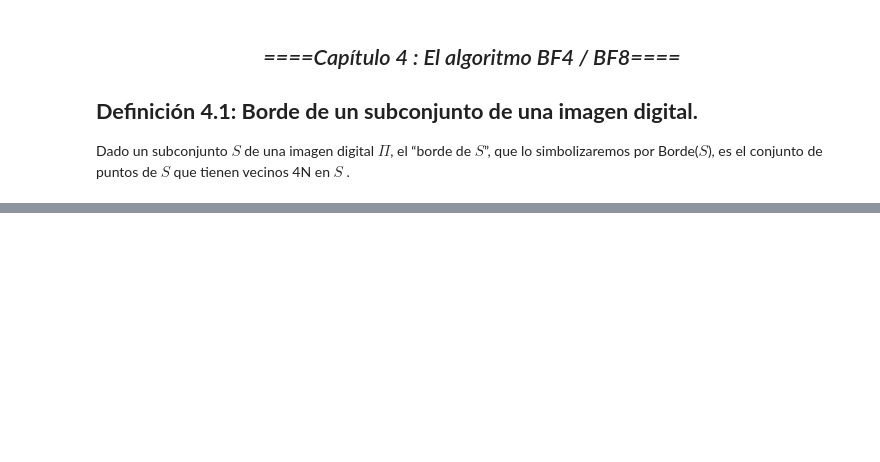
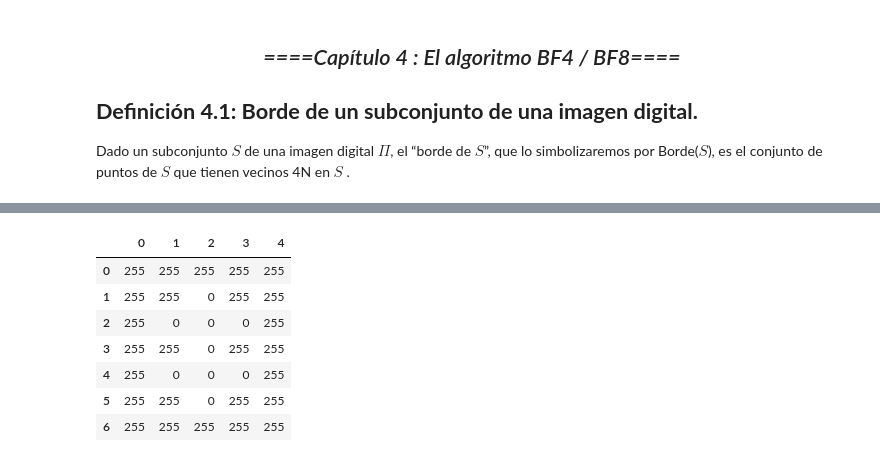
Before and after one commit to inward481/Topologia-digital, a Jupyter notebook: bases datos topologia/TopologiaDigital.ipynb, the cells around one changed output, grey strips where cells are left out. Cells and saved outputs as stored; diff of their text form; code cells hidden in the pictures; blank space fills up the shorter version.

```diff
--- a/bases datos topologia/TopologiaDigital.ipynb
+++ b/bases datos topologia/TopologiaDigital.ipynb
@@ -1506,3 +1505,82 @@ if __name__ == "__main__":
 Dado un subconjunto $S$ de una imagen digital $\Pi$, el “borde de $S$”, que lo
 simbolizaremos por Borde($S$), es el conjunto de puntos de $S$ que tienen vecinos 4N en
 $S$ .
+# %%
+from skimage.measure import label, regionprops
+
+"""
+def bordeConjunto(conjuntoS, complementoS):
+    bordeS = set()
+    for punto in conjuntoS:
+        vecinosPunto = vecindad(punto)
+        for vecino in vecinosPunto:
+            if vecino in complementoS:
+                bordeS.add(vecino)
+                break
+
+    return bordeS
+"""
+
+def umbralizar(matrizImagen, umbral):
+    # Convertir la imagen a una matriz numpy
+    matriz = matrizImagen
+
+    # Aplicar umbralización a cada canal (si es una imagen en color)
+    if len(matriz.shape) == 3:
+        matriz = np.mean(matriz, axis=2)  # Convertir a escala de grises promedio
+
+    # Aplicar umbralización a la matriz resultante
+    matriz_umbralizada = np.where(matriz > umbral, 1, 0)
+
+    return matriz_umbralizada
+
+
+def segmentar(matriz_umbralizada):
+    # Etiquetar regiones conectadas
+    etiquetas = label(matriz_umbralizada)
+
+    # Obtener propiedades de las regiones etiquetadas
+    regiones = regionprops(etiquetas)
+
+    # Crear subconjuntos basados en las regiones
+    subconjuntos = {matriz_umbralizada * (etiquetas == region.label) for region in regiones}
+
+    return subconjuntos
+
+
+def segmentacion_BN2(matrizImagen):
+    blanco = {(fila, columna) for fila, columna in zip(*np.where(matrizImagen == 255))}
+    negro = {(fila, columna) for fila, columna in zip(*np.where(matrizImagen == 0))}
+    return blanco, negro
+
+# Función para crear una matriz y establecer valores en ubicaciones específicas a 0
+def matriz_de_un_segmento(conjunto_de_puntos, dimension):
+    filas, columnas = dimension
+    matriz = np.array([[255] * columnas for _ in range(filas)],dtype="object")  # Inicializa una matriz con valores 255
+
+    for punto in conjunto_de_puntos:
+        fila, columna = punto
+        matriz[fila][columna] = 0
+
+    return matriz
+
+
+if __name__ == "__main__":
+
+    matrizImg = np.array([[255,255,255,255,255],
+                          [255,255,  0,255,255],
+                          [255,  0,  0,  0,255],
+                          [255,255,  0,255,255],
+                          [255,  0,  0,  0,255],
+                          [255,255,  0,255,255],
+                          [255,255,255,255,255]], dtype="object")
+
+    print("Imagen en pixel")
+    matriz_a_img_DF(matrizImg)
+    dimension = matrizImg.shape
+    segBlanc, segNegr = segmentacion_BN2(matrizImg)
+    segNegrFront = frontera(segNegr)
+    print("Frontera Imagen en pixel")
+    matrizSegNegrFront = matriz_de_un_segmento(segNegrFront, dimension)
+    matriz_a_img_DF(matrizSegNegrFront)
+# %% [output]
@@ -1508,0 +1588,8 @@ $S$ .
+|  | 0 | 1 | 2 | 3 | 4 |
+| 0 | 255 | 255 | 255 | 255 | 255 |
+| 1 | 255 | 255 | 0 | 255 | 255 |
+| 2 | 255 | 0 | 0 | 0 | 255 |
+| 3 | 255 | 255 | 0 | 255 | 255 |
+| 4 | 255 | 0 | 0 | 0 | 255 |
+| 5 | 255 | 255 | 0 | 255 | 255 |
+| 6 | 255 | 255 | 255 | 255 | 255 |
```
Also changed, not shown: parts of 13 cells of this notebook, 14 other files.
